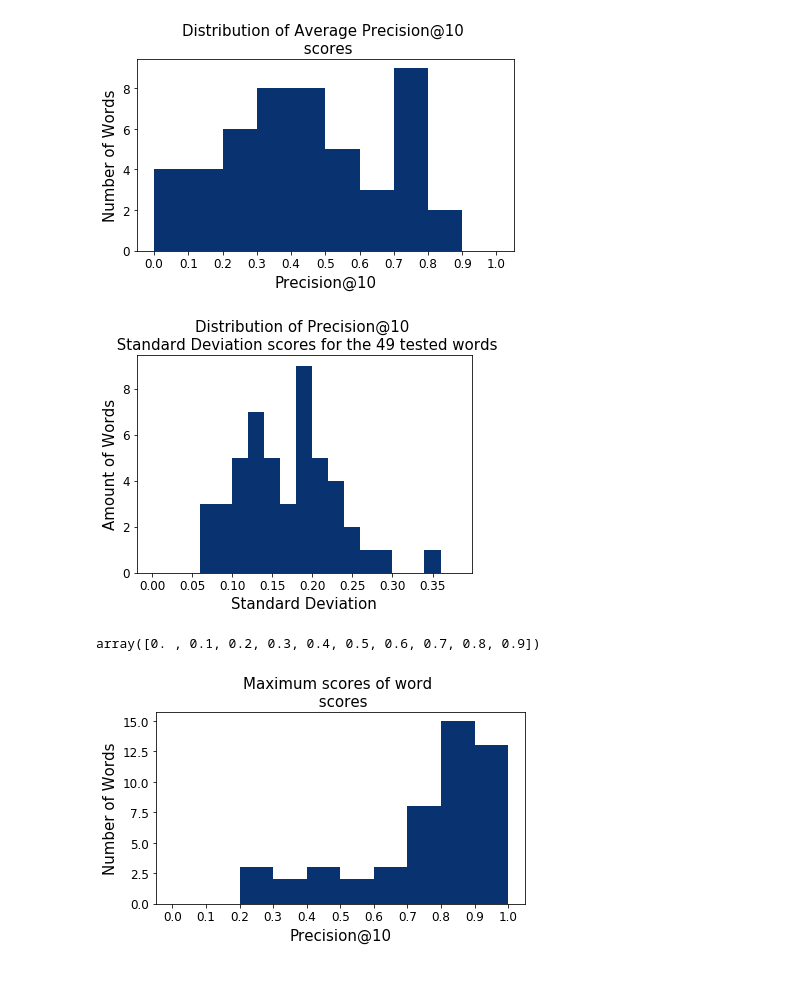
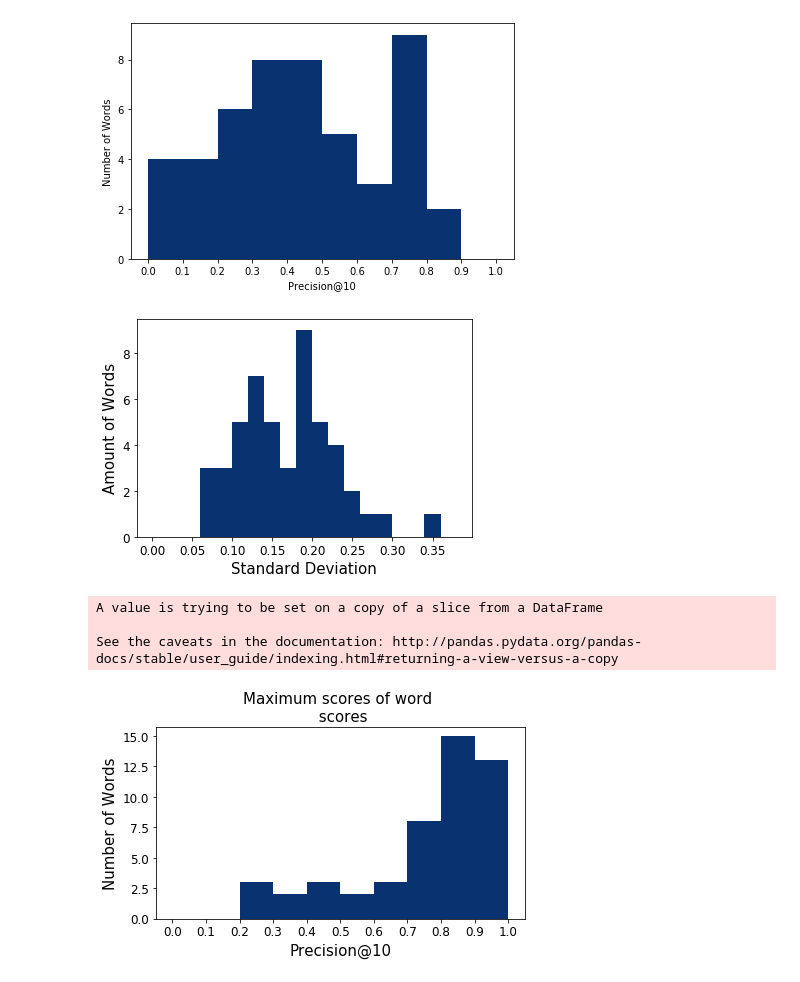
Before and after one commit to sebastiaansch/VGSthesis, a Jupyter notebook: Results_isolated_word_recognition/Results Word Recognition.ipynb, the cells around one changed output. Drawn from its saved outputs; the diff is of its cells as text; code cells hidden in the pictures.

```diff
--- a/Results_isolated_word_recognition/Results Word Recognition.ipynb
+++ b/Results_isolated_word_recognition/Results Word Recognition.ipynb
@@ -45,39 +46,39 @@ for word in testlist:
     valuesdict = {"Word": word, "AvgScore": averagescore, "Stdev": stdev}
     scorelist = scorelist.append(valuesdict, ignore_index=True)
 
 num_bins = 1
 
 fig, ax = plt.subplots()
 n, bins, patches = ax.hist(scorelist["AvgScore"], bins = numpy.arange(0, 1.1, 0.1),color="#083370")
 plt.xticks(numpy.arange(0, 1.1, step=0.1))
 ax.set_xlabel('Precision@10')
 ax.set_ylabel('Number of Words')
-ax.set_title(f"Distribution of Average Precision@10 \n scores")
+ax.set_title(f"")
 plt.rc('axes', titlesize=15)
 plt.rc('axes', labelsize=15)
 plt.rc('xtick', labelsize=12)    # fontsize of the tick labels
 plt.rc('ytick', labelsize=12)
 plt.tight_layout()
-plt.savefig('../plots/precision@10testedobjects.png',dpi=1200)
+# plt.savefig('../plots/precision@10testedobjects.png',dpi=1200)
 
 plt.show()
 
 plt.style.use('seaborn-deep')
 
 num_bins = 10
 fig, ax = plt.subplots()
 n, bins, patches = ax.hist(scorelist["Stdev"], bins = numpy.arange(0, 0.4, 0.02),color="#083370")
 plt.xticks(numpy.arange(0, 0.4, step=0.05))
 ax.set_xlabel('Standard Deviation')
 ax.set_ylabel('Amount of Words')
-ax.set_title(f"Distribution of Precision@10 \n Standard Deviation scores for the {len(scorelist)} tested words")
+ax.set_title(f"")
 
-plt.savefig('/Users/sebastiaanscholten/Documents/speech2image-master/vgsexperiments/experiments/plots/stdevtestedobjects.png')
+# plt.savefig('/Users/sebastiaanscholten/Documents/speech2image-master/vgsexperiments/experiments/plots/stdevtestedobjects.png')
 
 plt.show()
 # %% [output]
-[figure, old version]
+[figure, new version]
-[figure, old version]
+[figure, new version]
 # %%
 #calculate the highest scores achieved per word
 maxscores = pd.DataFrame()
@@ -99,6 +100,14 @@ plt.tight_layout()
 plt.savefig('../plots/maximumscoresprecision@10testedobjects.png',dpi=1200)
 
 numpy.arange(0, 1, 0.1)
+
+scorelist["maxscore"] = np.nan
+for idx,word in enumerate(scorelist["Word"]):
+    for idx2,words in enumerate(maxscores["Word"]):
+        if word == words:
+            scorelist["maxscore"][idx] = maxscores["maxscore"][idx2]
 # %% [output]
-array([0. , 0.1, 0.2, 0.3, 0.4, 0.5, 0.6, 0.7, 0.8, 0.9])
+A value is trying to be set on a copy of a slice from a DataFrame
+
+See the caveats in the documentation: http://pandas.pydata.org/pandas-docs/stable/user_guide/indexing.html#returning-a-view-versus-a-copy
 [figure]
```
Also changed, not shown: parts of 15 cells of this notebook, 35 other files.
